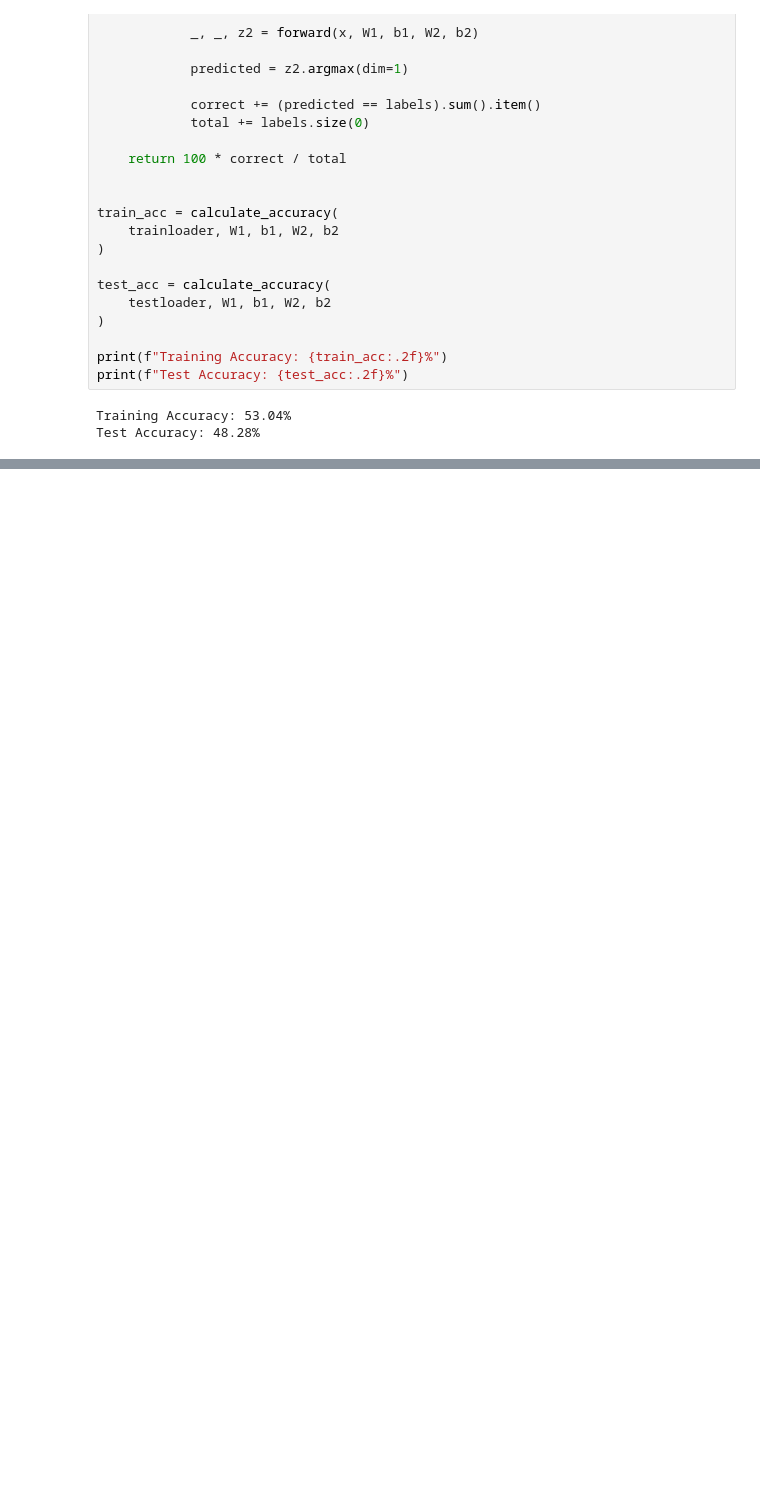
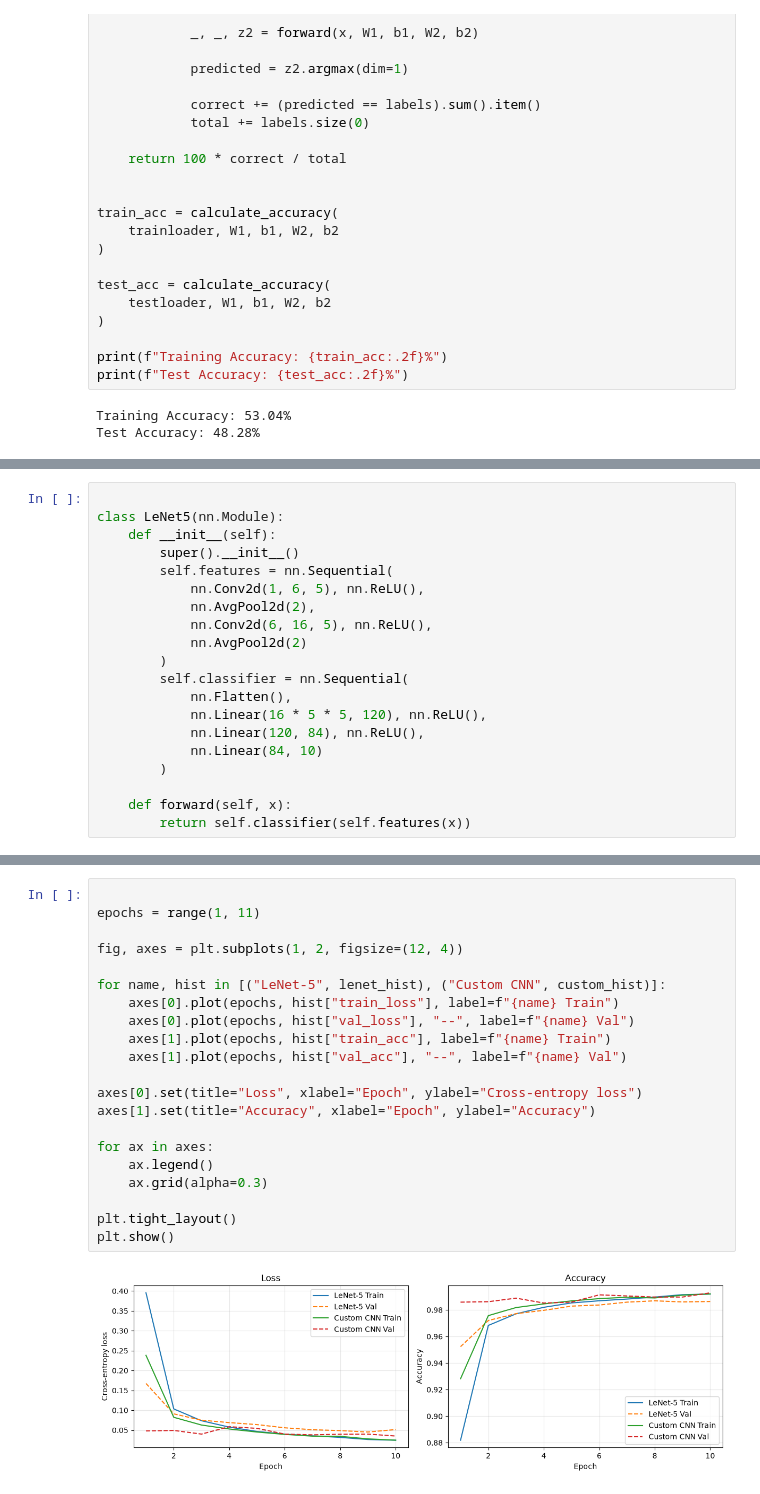
Before and after one commit to ManiiAya/EN3160-Assignment-03, a Jupyter notebook: 230065H_a03.ipynb, the cells around one changed output, grey strips where cells are left out. Drawn from its saved outputs; the diff is of its cells as text; blank space fills up the shorter version.

```diff
--- a/230065H_a03.ipynb
+++ b/230065H_a03.ipynb
@@ -199,0 +229,20 @@ Test Accuracy: 48.28%
+# %%
+
+class LeNet5(nn.Module):
+    def __init__(self):
+        super().__init__()
+        self.features = nn.Sequential(
+            nn.Conv2d(1, 6, 5), nn.ReLU(),
+            nn.AvgPool2d(2),
+            nn.Conv2d(6, 16, 5), nn.ReLU(),
+            nn.AvgPool2d(2)
+        )
+        self.classifier = nn.Sequential(
+            nn.Flatten(),
+            nn.Linear(16 * 5 * 5, 120), nn.ReLU(),
+            nn.Linear(120, 84), nn.ReLU(),
+            nn.Linear(84, 10)
+        )
+
+    def forward(self, x):
+        return self.classifier(self.features(x))
@@ -199,0 +350,23 @@ Test Accuracy: 48.28%
+# %%
+
+epochs = range(1, 11)
+
+fig, axes = plt.subplots(1, 2, figsize=(12, 4))
+
+for name, hist in [("LeNet-5", lenet_hist), ("Custom CNN", custom_hist)]:
+    axes[0].plot(epochs, hist["train_loss"], label=f"{name} Train")
+    axes[0].plot(epochs, hist["val_loss"], "--", label=f"{name} Val")
+    axes[1].plot(epochs, hist["train_acc"], label=f"{name} Train")
+    axes[1].plot(epochs, hist["val_acc"], "--", label=f"{name} Val")
+
+axes[0].set(title="Loss", xlabel="Epoch", ylabel="Cross-entropy loss")
+axes[1].set(title="Accuracy", xlabel="Epoch", ylabel="Accuracy")
+
+for ax in axes:
+    ax.legend()
+    ax.grid(alpha=0.3)
+
+plt.tight_layout()
+plt.show()
+# %% [output]
+[figure, added]
```
Also changed, not shown: parts of 9 cells of this notebook.
